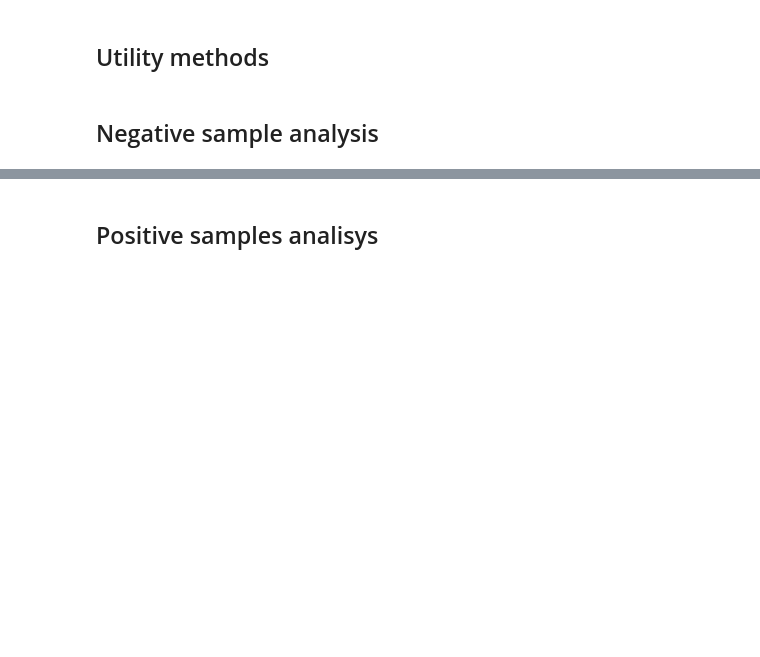
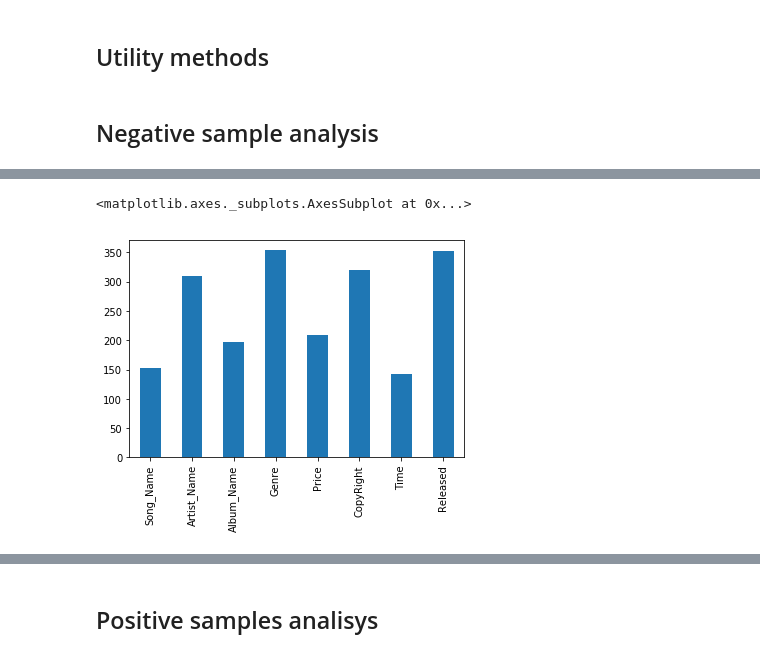
Before and after one commit to vincenzomartello/deepmatcher-experiments, a Jupyter notebook: exp3.ipynb, the cells around one changed output, grey strips where cells are left out. Drawn from its saved outputs; the diff is of its cells as text; code cells hidden in the pictures; blank space fills up the shorter version.

```diff
--- a/exp3.ipynb
+++ b/exp3.ipynb
@@ -33,7 +33,7 @@ MatchingModel(
 # %%
 attributes = ['Song_Name','Artist_Name','Album_Name','Genre','Price','CopyRight','Time','Released']
 # %%
-neg_classifier_inputs,neg_classifier_outputs,neg_ids = return_layer_input_output('sample_data/itunes-amazon/exp3'
-                                                                         ,'negatives.csv',32,hybrid_model,
+neg_classifier_inputs,neg_classifier_outputs,neg_ids = return_layer_input_output('sample_data/itunes-amazon/'
+                                                                         ,'test_negatives.csv',32,hybrid_model,
                                                                         hybrid_model.classifier)
 # %%
@@ -66,7 +60,7 @@ for batch in negative_classifier_inputs:
         current_sample_ris = []
         for j,attribute in enumerate(attributes):
             print('Processing sample {} with attribute {}'.format(current_sample,attribute))
-            it,variation = find_smallest_variation_to_change(hybrid_model.classifier,batch,index,j,1)
+            it,variation = find_smallest_variation_to_change(hybrid_model.classifier,1200,150,batch,index,[j],1)
             current_sample_ris.append(variation)
         negatives_ri_matrix.append(current_sample_ris)
         current_sample+=1
@@ -85,0 +92,7 @@ variation_df['Album_Name'].sum()
+# %%
+ri_sums = variation_df.sum(numeric_only=True)
+# %%
+ri_sums.plot.bar()
+# %% [output]
+<matplotlib.axes._subplots.AxesSubplot at 0x...>
+[figure, added]
```
Also changed, not shown: parts of 16 cells of this notebook, 9 other files.
